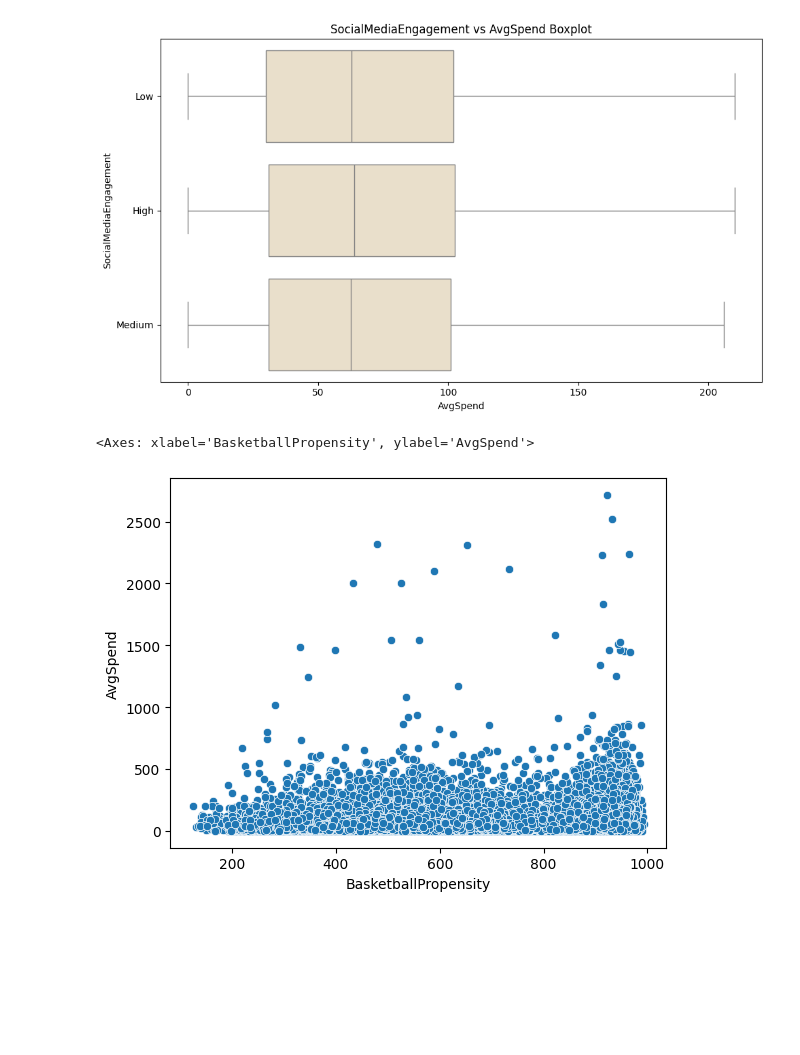
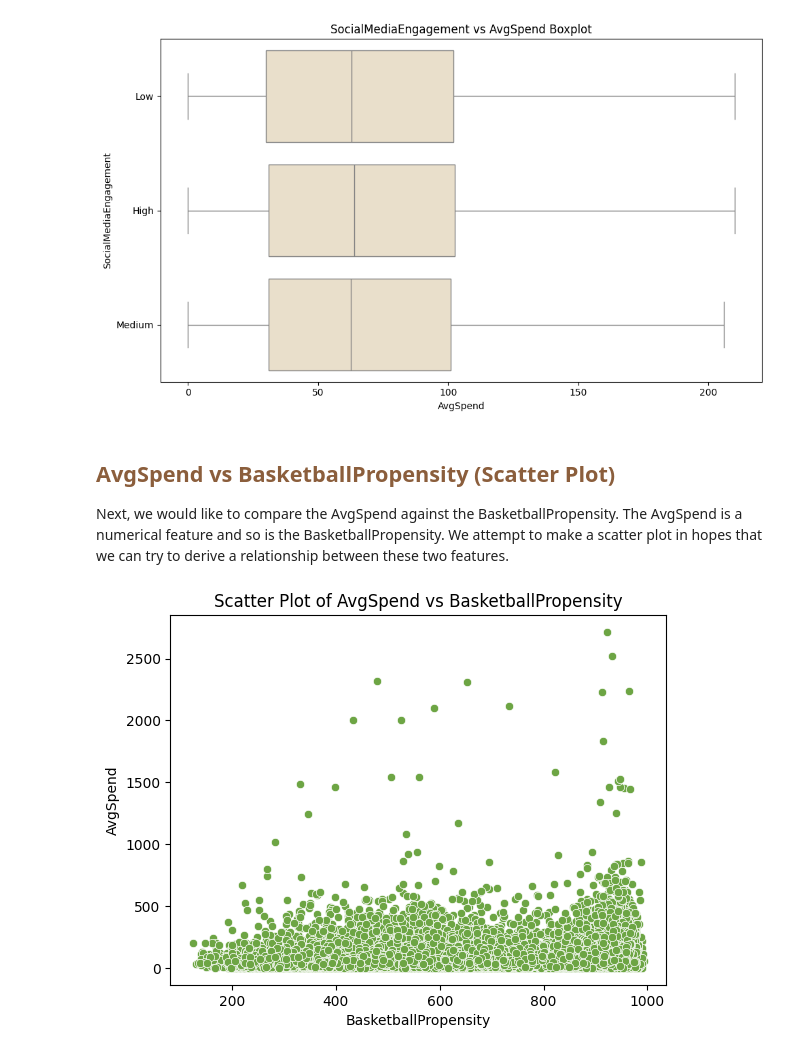
Before and after one commit to chowdhuryj-github/BucksFanExperience, a Jupyter notebook: BucksDataVisualization/DataVisualizationSalvin.ipynb, the cells around one changed output. Drawn from its saved outputs; the diff is of its cells as text; code cells hidden in the pictures; blank space fills up the shorter version.

Commit message:
new relationship plots

```diff
--- a/BucksDataVisualization/DataVisualizationSalvin.ipynb
+++ b/BucksDataVisualization/DataVisualizationSalvin.ipynb
@@ -534,8 +525,12 @@ plot_box_plot(filtered_df_two, 'AvgSpend', 'SocialMediaEngagement',
                 "SocialMediaEngagement vs AvgSpend Boxplot", 'spend_vs_engagement_boxplot.png')
 # %% [output]
 [figure]
+# %% [markdown]
+<h2 style="color: #8b5e3c"> AvgSpend vs BasketballPropensity (Scatter Plot) </h2>
+Next, we would like to compare the AvgSpend against the BasketballPropensity. The AvgSpend is a numerical feature and so is the BasketballPropensity. We attempt to make a scatter plot in hopes that we can try to derive a relationship between these two features.
 # %%
-sns.scatterplot(data=filtered_df_two, x='BasketballPropensity', y='AvgSpend')
+sns.scatterplot(data=filtered_df_two, x='BasketballPropensity', y='AvgSpend', color='#6DA544')
+plt.title("Scatter Plot of AvgSpend vs BasketballPropensity")
+plt.savefig(f"C:/GitHub/BucksHackathon25/BucksPlots/spend_vs_propensity.png", dpi=300, bbox_inches='tight')
 # %% [output]
-<Axes: xlabel='BasketballPropensity', ylabel='AvgSpend'>
-[figure, old version]
+[figure, new version]
```
Also changed, not shown: parts of 25 cells of this notebook, 16 other files.
